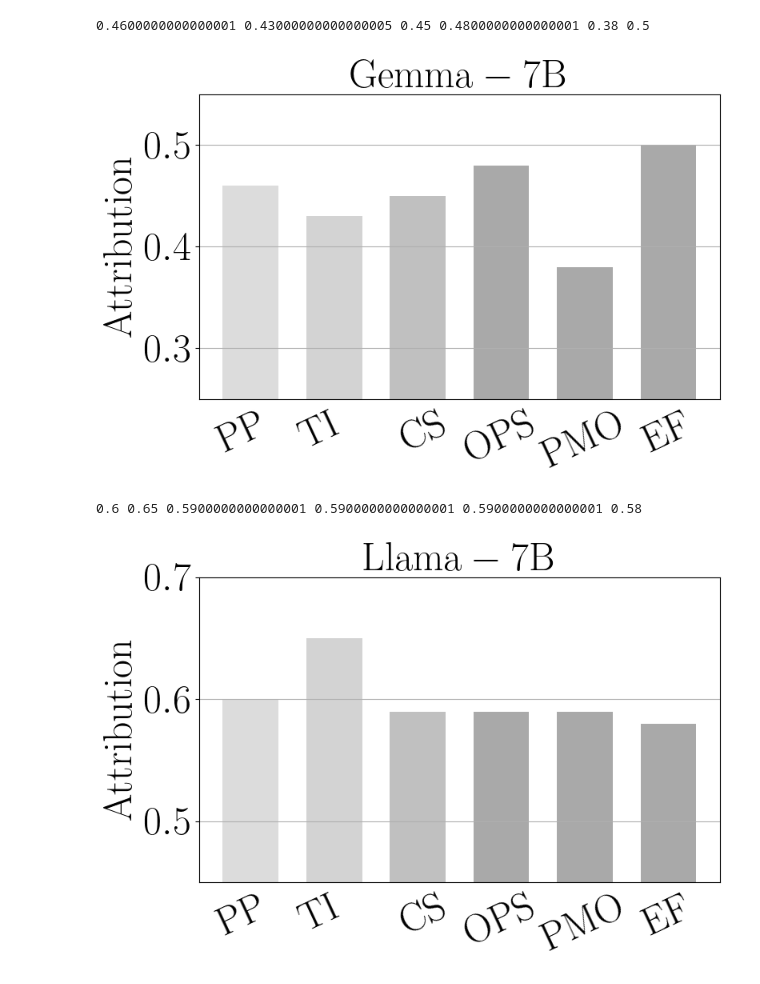
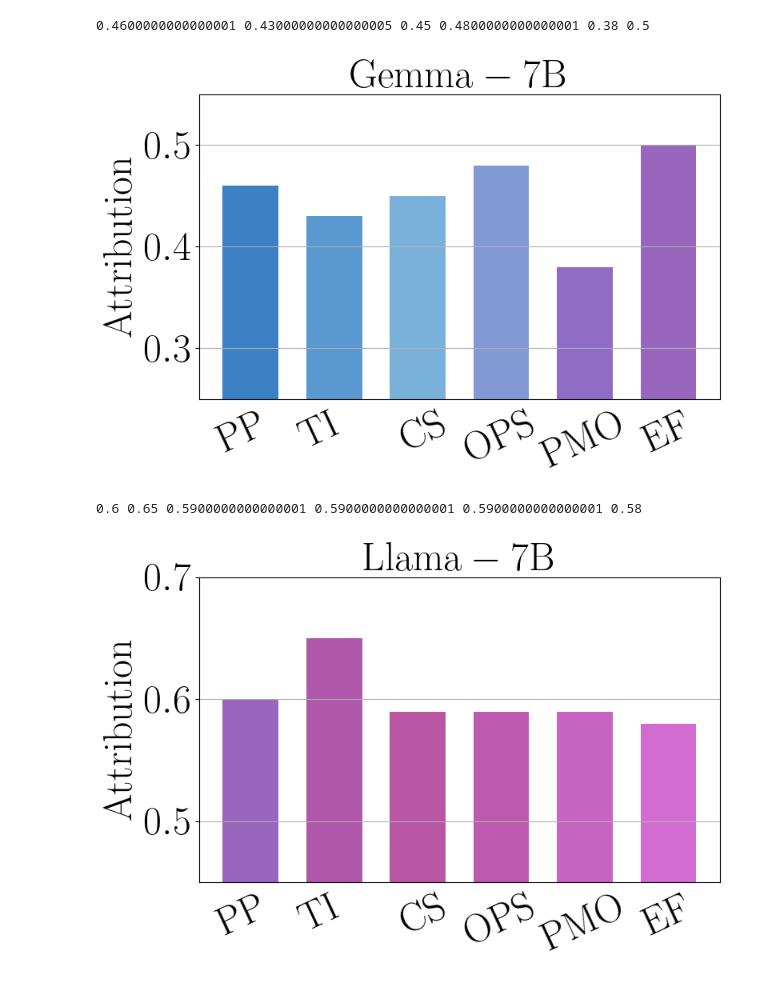
Before and after one commit to VirtuosoResearch/Long-context-demonstration-selection, a Jupyter notebook: notebooks/prompt_attribution.ipynb, the cells around one changed output. Cells and saved outputs as stored; diff of their text form; code cells hidden in the pictures.

```diff
--- a/notebooks/prompt_attribution.ipynb
+++ b/notebooks/prompt_attribution.ipynb
@@ -21,6 +21,11 @@ pmo = np.mean(np.delete(drop, 4))
 ef = np.mean(np.delete(drop, 5))
 
 print(pp, ti, cs, ops, pmo, ef)
+colors = [
+    '#3b80c2', '#5a98d0' ,
+    '#7ab1da', '#829ad3', '#906cc4', '#9866bc',
+    '#a95cae', '#ae57ab', '#b856a4', '#bd5aaf', '#c15db5', '#c763c0', '#cc68c6', '#d36cd1'
+]
 
 
 
@@ -28,40 +33,40 @@ N = 1
 ind = np.arange(N) * 24  # the x locations for the groups
 width = 4.0      # the width of the bars
 shift = 2.0
 
 
 plt.rc('text', usetex=True)
 plt.rc('font', family='serif')
 fig, ax = plt.subplots(figsize=(8,5.5))
-rects1 = ax.bar(ind, pp, width, color='gainsboro', ecolor='white',) # color='yellowgreen', ecolor='k', hatch="|"
-rects2 = ax.bar(ind + width * 1 + shift*1, ti, width, color='lightgray', ecolor='white') # color='tomato', ecolor='k', hatch="x"
-rects3 = ax.bar(ind + width * 2 + shift*2, cs, width, color='silver', ecolor='white',)#, hatch='/'
-rects4 = ax.bar(ind + width * 3 + shift*3, ops, width, color='darkgray', ecolor='white')
-rects5 = ax.bar(ind + width * 4 + shift*4, pmo, width, color='darkgrey', ecolor='white') # hatch="\\"
-rects6 = ax.bar(ind + width * 5 + shift*5, ef, width, color='darkgrey', ecolor='white') # hatch="\\"
+rects1 = ax.bar(ind, pp, width, color=colors[0], ecolor='white',) # color='yellowgreen', ecolor='k', hatch="|"
+rects2 = ax.bar(ind + width * 1 + shift*1, ti, width, color=colors[1], ecolor='white') # color='tomato', ecolor='k', hatch="x"
+rects3 = ax.bar(ind + width * 2 + shift*2, cs, width, color=colors[2], ecolor='white',)#, hatch='/'
+rects4 = ax.bar(ind + width * 3 + shift*3, ops, width, color=colors[3], ecolor='white')
+rects5 = ax.bar(ind + width * 4 + shift*4, pmo, width, color=colors[4], ecolor='white') # hatch="\\"
+rects6 = ax.bar(ind + width * 5 + shift*5, ef, width, color=colors[5], ecolor='white') # hatch="\\"
 
 
 #ax.set_ylim([0.2, 400])
 ax.set_ylabel(r'$\mathrm{Attribution}$', fontsize=36)
 ax.set_xticks([-0.5, 5, 12.5, 18, 24, 30])
 ax.xaxis.set_ticks_position('none')
 ax.set_xticklabels([r'$\mathrm{PP}$', r'$\mathrm{TI}$', r'$\mathrm{CS}$', r'$\mathrm{OPS}$', r'$\mathrm{PMO}$', r'$\mathrm{EF}$'], rotation = 25)
 plt.yticks([0.3, 0.4, 0.5], fontsize=36) #), [r"$0$", "", r"$2$", "", r"$4$", "", r"$6$"]
 plt.ylim([0.25, 0.55])
 plt.tick_params(axis='x')
 
 ax.yaxis.grid(True, lw=0.8)
 # ax.set_title('Top Singular Value of the Modified Weight Matrix', fontsize=32,  y=1.02)
 
 ax.tick_params(axis='both', which='major', labelsize=36)
 ax.tick_params(axis='both', which='minor', labelsize=36)
 
 plt.title(r'$\mathrm{Gemma}-\mathrm{7B}$', fontsize=36)
 plt.tight_layout()
 plt.savefig('./gemma_attribution.pdf', format='pdf', dpi=1200)
 # %% [output]
 0.4600000000000001 0.43000000000000005 0.45 0.4800000000000001 0.38 0.5
-[figure, old version]
+[figure, new version]
 # %%
 # %%
 from cProfile import label
@@ -97,12 +102,12 @@ shift = 2.0
 plt.rc('text', usetex=True)
 plt.rc('font', family='serif')
 fig, ax = plt.subplots(figsize=(8,5.5))
-rects1 = ax.bar(ind, pp, width, color='gainsboro', ecolor='white',) # color='yellowgreen', ecolor='k', hatch="|"
-rects2 = ax.bar(ind + width * 1 + shift*1, ti, width, color='lightgray', ecolor='white') # color='tomato', ecolor='k', hatch="x"
-rects3 = ax.bar(ind + width * 2 + shift*2, cs, width, color='silver', ecolor='white',)#, hatch='/'
-rects4 = ax.bar(ind + width * 3 + shift*3, ops, width, color='darkgray', ecolor='white')
-rects5 = ax.bar(ind + width * 4 + shift*4, pmo, width, color='darkgrey', ecolor='white') # hatch="\\"
-rects6 = ax.bar(ind + width * 5 + shift*5, ef, width, color='darkgrey', ecolor='white') # hatch="\\"
+rects1 = ax.bar(ind, pp, width,                       color=colors[5], ecolor='white',) # color='yellowgreen', ecolor='k', hatch="|"
+rects2 = ax.bar(ind + width * 1 + shift*1, ti, width, color=colors[7], ecolor='white') # color='tomato', ecolor='k', hatch="x"
+rects3 = ax.bar(ind + width * 2 + shift*2, cs, width, color=colors[8], ecolor='white',)#, hatch='/'
+rects4 = ax.bar(ind + width * 3 + shift*3, ops, width, color=colors[9], ecolor='white')
+rects5 = ax.bar(ind + width * 4 + shift*4, pmo, width, color=colors[11], ecolor='white') # hatch="\\"
+rects6 = ax.bar(ind + width * 5 + shift*5, ef, width, color=colors[13], ecolor='white') # hatch="\\"
 
 
 #ax.set_ylim([0.2, 400])
@@ -125,4 +130,4 @@ plt.tight_layout()
 plt.savefig('./llama_attribution.pdf', format='pdf', dpi=1200)
 # %% [output]
 0.6 0.65 0.5900000000000001 0.5900000000000001 0.5900000000000001 0.58
-[figure, old version]
+[figure, new version]
```
